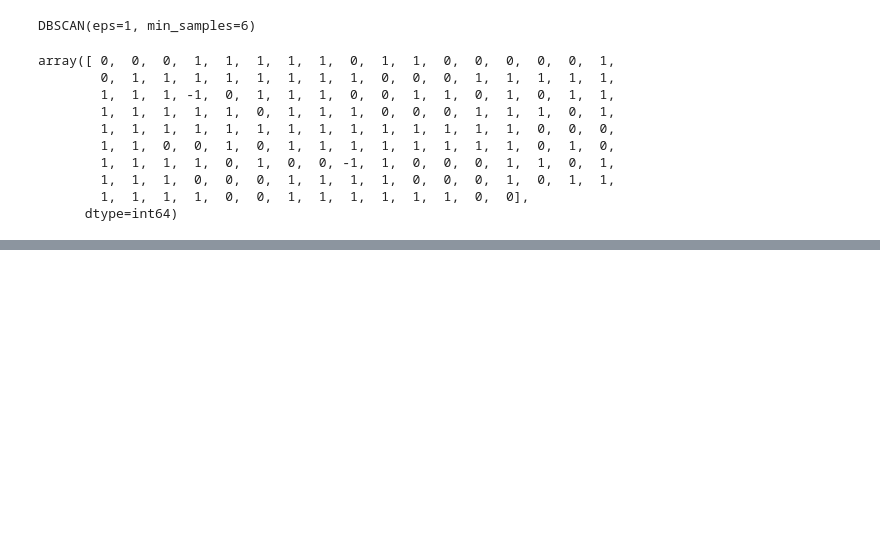
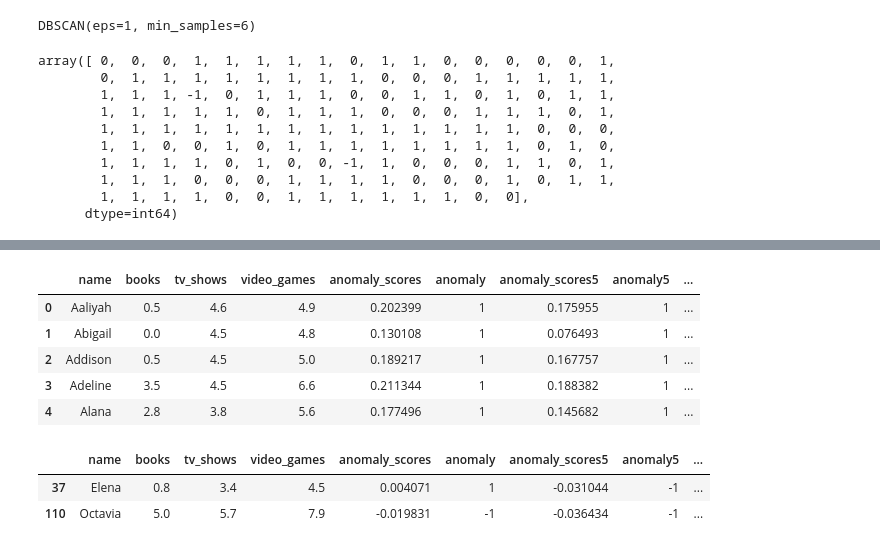
Before and after one commit to Camiloesp/PythonDataScience_UnsupervisedML, a Jupyter notebook: 3_AnomalyDetection.ipynb, the cells around one changed output, grey strips where cells are left out. Cells and saved outputs as stored; diff of their text form; code cells hidden in the pictures; blank space fills up the shorter version.

Commit message:
DBSCAN visualization for anomaly detection

```diff
--- a/3_AnomalyDetection.ipynb
+++ b/3_AnomalyDetection.ipynb
@@ -263,0 +273,16 @@ array([ 0,  0,  0,  1,  1,  1,  1,  1,  0,  1,  1,  0,  0,  0,  0,  0,  1,
+# %%
+df['anomaly_dbscan'] = dbscan.labels_
+df.head()
+# %% [output]
+|  | name | books | tv_shows | video_games | anomaly_scores | anomaly | anomaly_scores5 | anomaly5 | ... |
+| 0 | Aaliyah | 0.5 | 4.6 | 4.9 | 0.202399 | 1 | 0.175955 | 1 | ... |
+| 1 | Abigail | 0.0 | 4.5 | 4.8 | 0.130108 | 1 | 0.076493 | 1 | ... |
+| 2 | Addison | 0.5 | 4.5 | 5.0 | 0.189217 | 1 | 0.167757 | 1 | ... |
+| 3 | Adeline | 3.5 | 4.5 | 6.6 | 0.211344 | 1 | 0.188382 | 1 | ... |
+| 4 | Alana | 2.8 | 3.8 | 5.6 | 0.177496 | 1 | 0.145682 | 1 | ... |
+# %%
+df[df['anomaly_dbscan'] == -1]
+# %% [output]
+|  | name | books | tv_shows | video_games | anomaly_scores | anomaly | anomaly_scores5 | anomaly5 | ... |
+| 37 | Elena | 0.8 | 3.4 | 4.5 | 0.004071 | 1 | -0.031044 | -1 | ... |
+| 110 | Octavia | 5.0 | 5.7 | 7.9 | -0.019831 | -1 | -0.036434 | -1 | ... |
```
Also changed, not shown: parts of 2 cells of this notebook.
